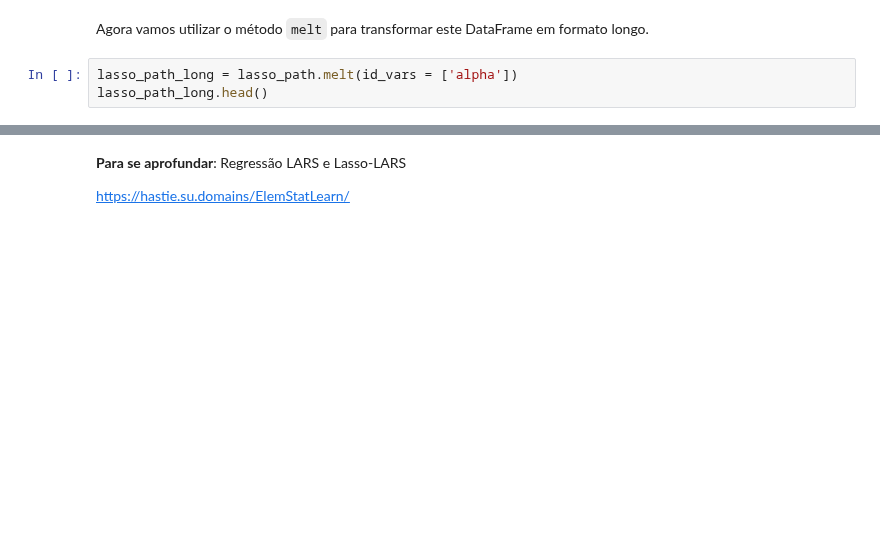
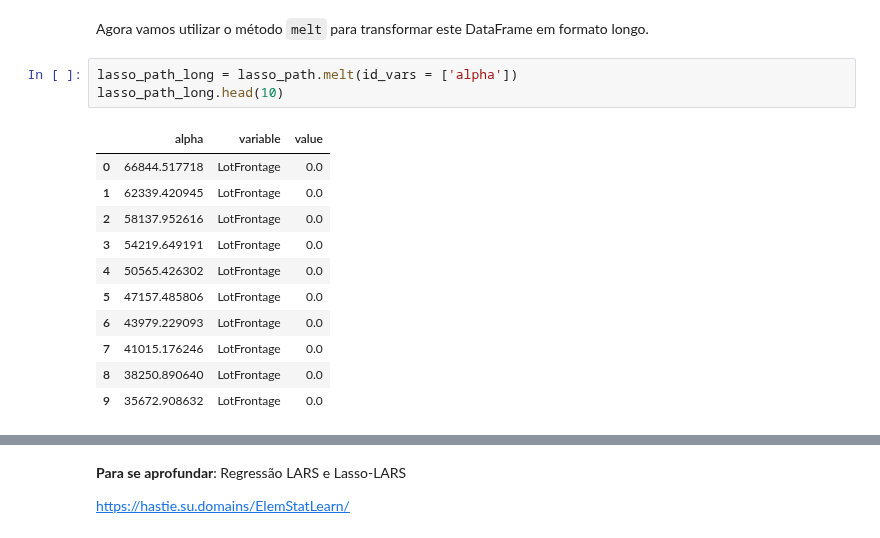
Before and after one commit to pedroteche-ih/64_PT_NOV202111, a Jupyter notebook: aulas/64 DA PT NOV-2021 Aula 20220407 Métodos Regressivos.ipynb, the cells around one changed output, grey strips where cells are left out. Cells and saved outputs as stored; diff of their text form; blank space fills up the shorter version.

```diff
--- a/aulas/64 DA PT NOV-2021 Aula 20220407 Métodos Regressivos.ipynb
+++ b/aulas/64 DA PT NOV-2021 Aula 20220407 Métodos Regressivos.ipynb
@@ -159,4 +250,16 @@ lasso_path.head()
 Agora vamos utilizar o método `melt` para transformar este DataFrame em formato longo.
 # %%
 lasso_path_long = lasso_path.melt(id_vars = ['alpha'])
-lasso_path_long.head()
+lasso_path_long.head(10)
+# %% [output]
+|  | alpha | variable | value |
+| 0 | 66844.517718 | LotFrontage | 0.0 |
+| 1 | 62339.420945 | LotFrontage | 0.0 |
+| 2 | 58137.952616 | LotFrontage | 0.0 |
+| 3 | 54219.649191 | LotFrontage | 0.0 |
+| 4 | 50565.426302 | LotFrontage | 0.0 |
+| 5 | 47157.485806 | LotFrontage | 0.0 |
+| 6 | 43979.229093 | LotFrontage | 0.0 |
+| 7 | 41015.176246 | LotFrontage | 0.0 |
+| 8 | 38250.890640 | LotFrontage | 0.0 |
+| 9 | 35672.908632 | LotFrontage | 0.0 |
```
Also changed, not shown: parts of 35 cells of this notebook, 2 other files.
